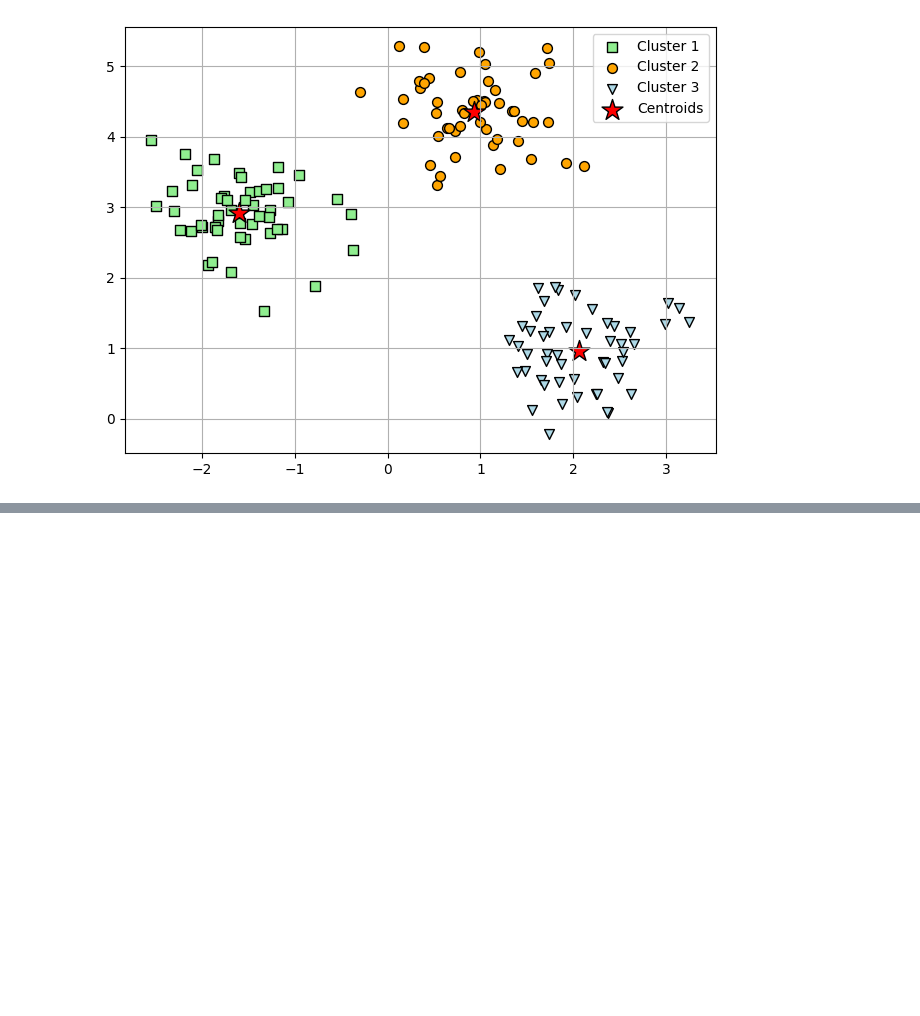
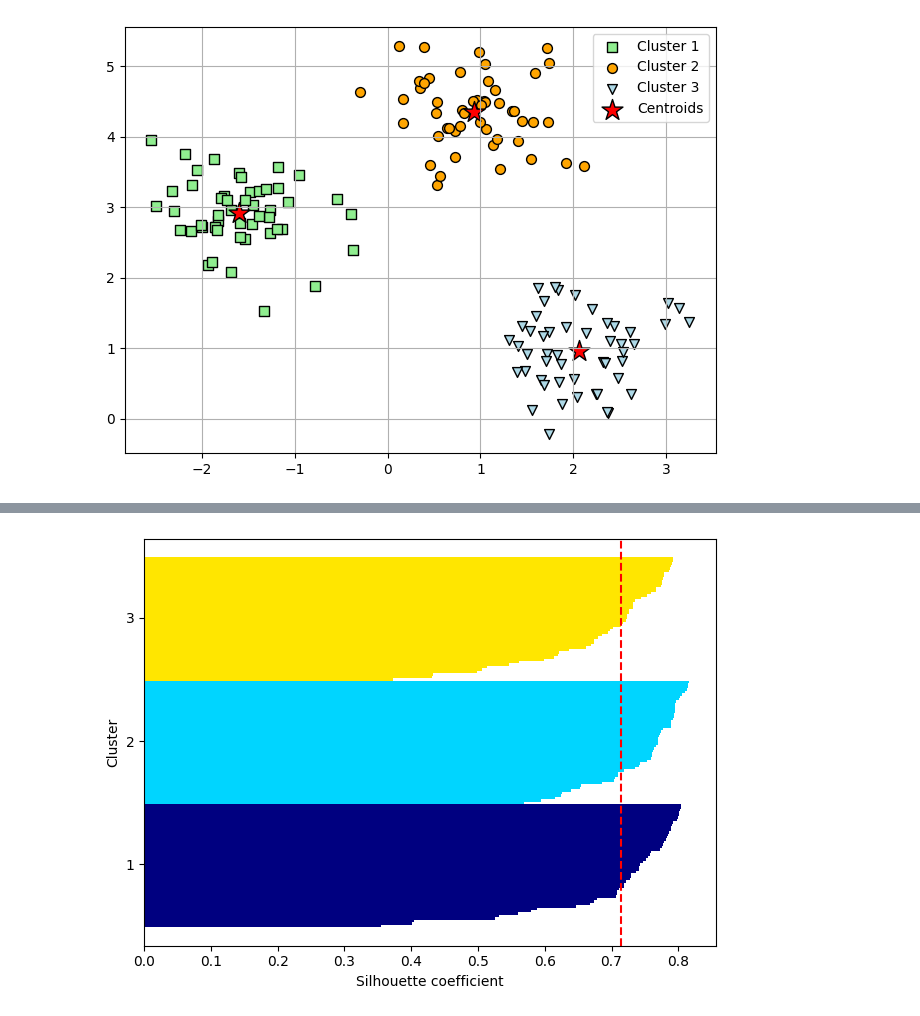
Before and after one commit to nargesghan/cs_internship_journey, a Jupyter notebook: Clustering analysis/Clustering_Analysis.ipynb, the cells around one changed output, grey strips where cells are left out. Drawn from its saved outputs; the diff is of its cells as text; code cells hidden in the pictures; blank space fills up the shorter version.

```diff
--- a/Clustering analysis/Clustering_Analysis.ipynb
+++ b/Clustering analysis/Clustering_Analysis.ipynb
@@ -73,0 +100,9 @@ plt.show()
+# %%
+km=KMeans(n_clusters=3,
+          init='k-means++',
+          n_init=10,#This sets the number of times the k-means algorithm will be run with different centroid seeds
+          max_iter=300,#maximum number of iterations for a single run
+          tol=1e-04,
+          random_state=0)
+
+y_km=km.fit_predict(X)#this method returns an array which shows cluster of each sample
@@ -73,0 +119,32 @@ plt.show()
+# %%
+import numpy as np
+from matplotlib import cm
+from sklearn.metrics import silhouette_samples
+cluster_labels= np.unique(y_km)#[0,1,2] which is an array with the length equal to number of clusters
+n_clusters=cluster_labels.shape[0]
+silhouette_vals=silhouette_samples(X, y_km, metric='euclidean')#returns an array with the length same to X which calculate silhouette coef for each data sample
+y_ax_lower, y_ax_upper= 0, 0
+yticks=[]
+for i, c in enumerate(cluster_labels):
+  c_silhouette_vals =  silhouette_vals[y_km == c]#silhouette coef for data tuples in one specific cluster
+  c_silhouette_vals.sort()
+  y_ax_upper+= len(c_silhouette_vals)
+  color = cm.jet(float(i) / n_clusters)
+  plt.barh(range(y_ax_lower, y_ax_upper),
+           c_silhouette_vals,
+           height=1.0,
+           edgecolor='none',
+           color=color)
+  yticks.append((y_ax_lower + y_ax_upper) / 2.)
+  y_ax_lower += len(c_silhouette_vals)
+
+
+silhouette_avg = np.mean(silhouette_vals)
+plt.axvline(silhouette_avg,color="red",linestyle="--")
+plt.yticks(yticks, cluster_labels + 1)
+plt.ylabel('Cluster')
+plt.xlabel('Silhouette coefficient')
+plt.tight_layout()
+plt.show()
+# %% [output]
+[figure, added]
```
Also changed, not shown: parts of 8 cells of this notebook.
